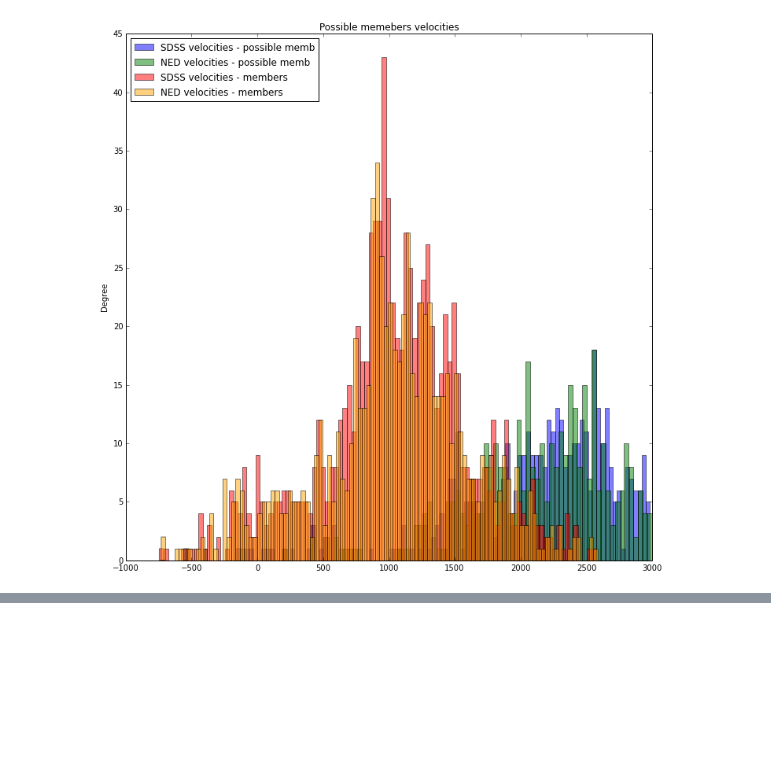
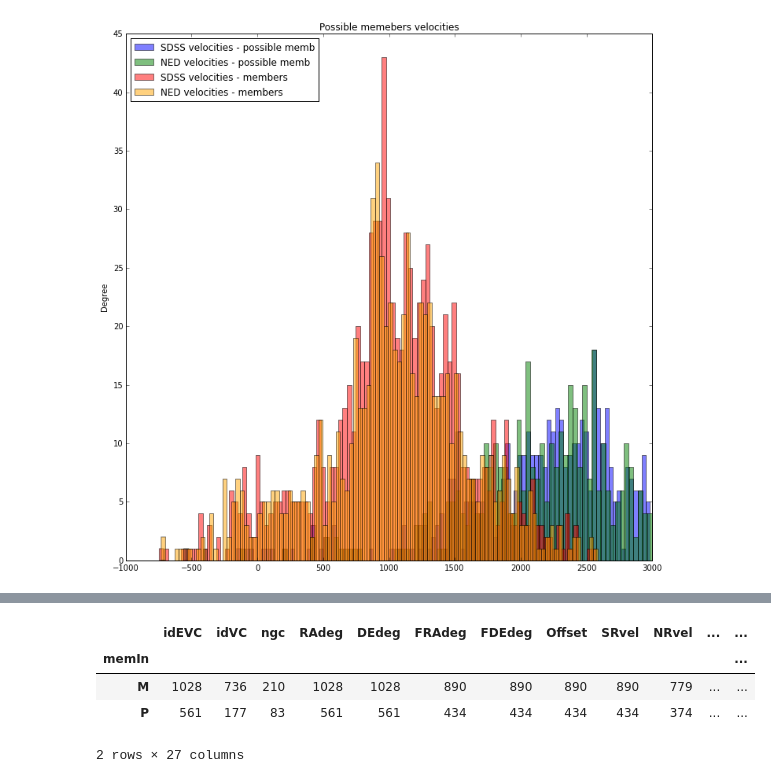
Before and after one commit to ondrejiayc/PH366_final_project, a Jupyter notebook: virgo_deprojection.ipynb, the cells around one changed output, grey strips where cells are left out. Drawn from its saved outputs; the diff is of its cells as text; code cells hidden in the pictures; blank space fills up the shorter version.

```diff
--- a/virgo_deprojection.ipynb
+++ b/virgo_deprojection.ipynb
@@ -195,0 +214,8 @@ plt.show()
+# %%
+data.groupby('memIn').count()
+# %% [output]
+|  | idEVC | idVC | ngc | RAdeg | DEdeg | FRAdeg | FDEdeg | Offset | SRvel | NRvel | ... | ... |
+| memIn |  |  |  |  |  |  |  |  |  |  |  | ... |
+| M | 1028 | 736 | 210 | 1028 | 1028 | 890 | 890 | 890 | 890 | 779 | ... | ... |
+| P | 561 | 177 | 83 | 561 | 561 | 434 | 434 | 434 | 434 | 374 | ... | ... |
+2 rows × 27 columns
```
Also changed, not shown: parts of 7 cells of this notebook.
